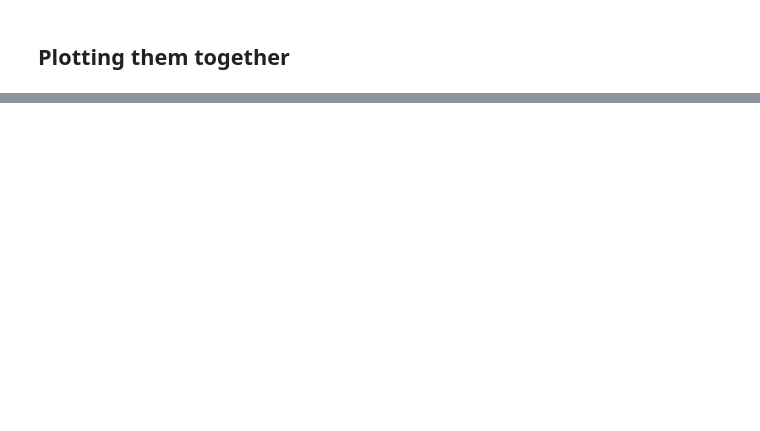
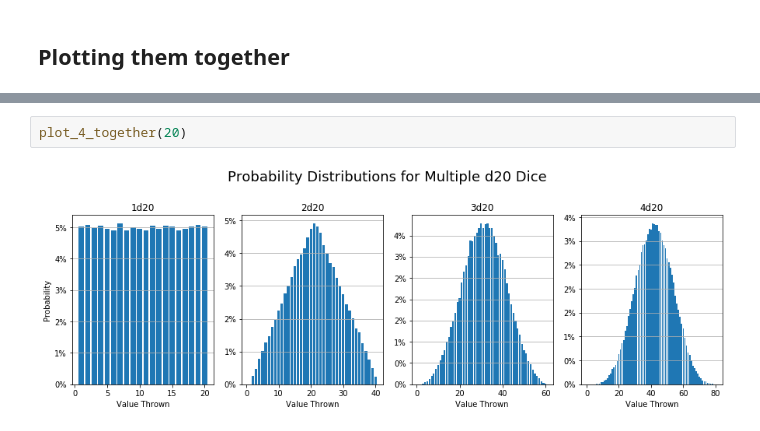
Before and after one commit to ZacButko/Probability-Playground, a Jupyter notebook: Dice Stats/Multiple dice rolls.ipynb, the cells around one changed output, grey strips where cells are left out. Drawn from its saved outputs; the diff is of its cells as text; blank space fills up the shorter version.

```diff
--- a/Dice Stats/Multiple dice rolls.ipynb
+++ b/Dice Stats/Multiple dice rolls.ipynb
@@ -205,0 +215,4 @@ plt.show()
+# %%
+plot_4_together(20)
+# %% [output]
+[figure, added]
```
Also changed, not shown: parts of 17 cells of this notebook.
